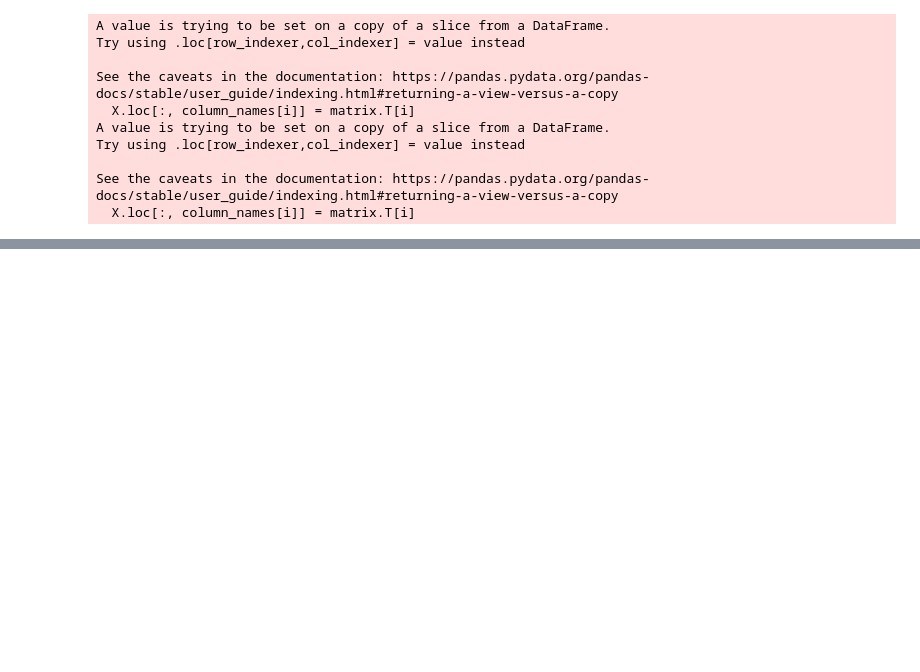
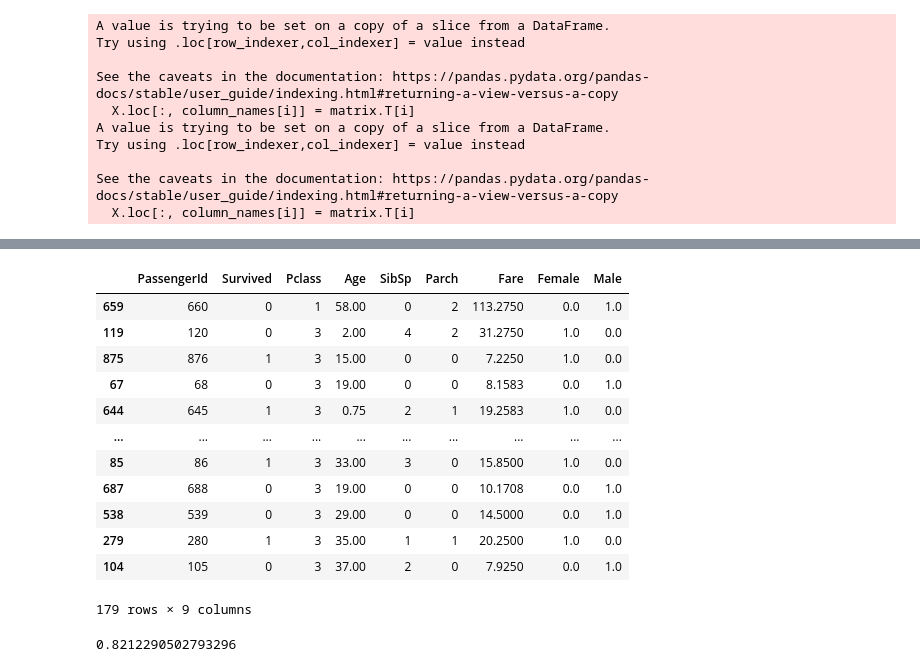
Before and after one commit to PanwarParth1/AI-ML-Learning, a Jupyter notebook: Titanic_survival_prediction.ipynb, the cells around one changed output, grey strips where cells are left out. Saved outputs shown, nothing was run; the diff lists cells and outputs as text; code cells hidden in the pictures; blank space fills up the shorter version.

```diff
--- a/Titanic_survival_prediction.ipynb
+++ b/Titanic_survival_prediction.ipynb
@@ -201,0 +221,2 @@ array([[ 1.6422641 , -1.56828591,  0.12354285, ...,  0.61197825,
+# %%
+strat_test_set = pipeline.fit_transform(strat_test_set)
@@ -201,0 +234,16 @@ array([[ 1.6422641 , -1.56828591,  0.12354285, ...,  0.61197825,
+# %%
+strat_test_set
+# %% [output]
+|  | PassengerId | Survived | Pclass | Age | SibSp | Parch | Fare | Female | Male |
+| 659 | 660 | 0 | 1 | 58.00 | 0 | 2 | 113.2750 | 0.0 | 1.0 |
+| 119 | 120 | 0 | 3 | 2.00 | 4 | 2 | 31.2750 | 1.0 | 0.0 |
+| 875 | 876 | 1 | 3 | 15.00 | 0 | 0 | 7.2250 | 1.0 | 0.0 |
+| 67 | 68 | 0 | 3 | 19.00 | 0 | 0 | 8.1583 | 0.0 | 1.0 |
+| 644 | 645 | 1 | 3 | 0.75 | 2 | 1 | 19.2583 | 1.0 | 0.0 |
+| ... | ... | ... | ... | ... | ... | ... | ... | ... | ... |
+| 85 | 86 | 1 | 3 | 33.00 | 3 | 0 | 15.8500 | 1.0 | 0.0 |
+| 687 | 688 | 0 | 3 | 19.00 | 0 | 0 | 10.1708 | 0.0 | 1.0 |
+| 538 | 539 | 0 | 3 | 29.00 | 0 | 0 | 14.5000 | 0.0 | 1.0 |
+| 279 | 280 | 1 | 3 | 35.00 | 1 | 1 | 20.2500 | 1.0 | 0.0 |
+| 104 | 105 | 0 | 3 | 37.00 | 2 | 0 | 7.9250 | 0.0 | 1.0 |
+179 rows × 9 columns
@@ -201,0 +257,4 @@ array([[ 1.6422641 , -1.56828591,  0.12354285, ...,  0.61197825,
+# %%
+final_clf.score(X_test_data , Y_test_data)
+# %% [output]
+0.8212290502793296
```
Also changed, not shown: parts of 23 cells of this notebook.
